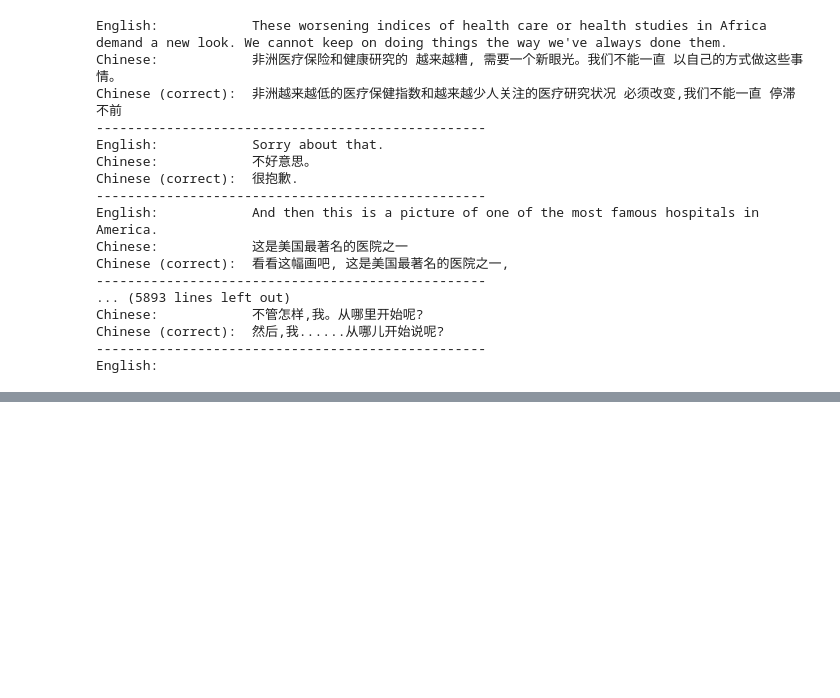
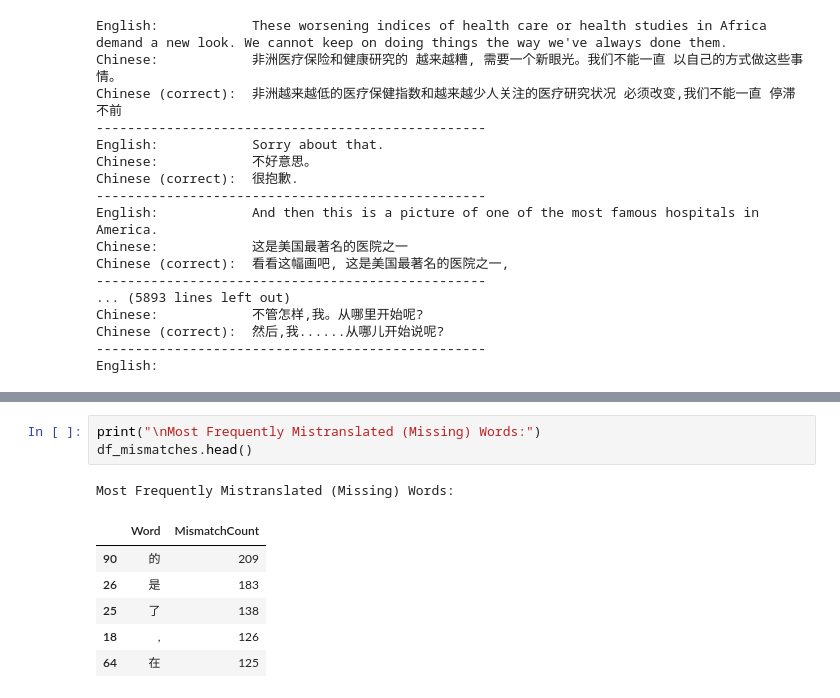
Before and after one commit to JCSnap/cs4248-team-14, a Jupyter notebook: backbone/en-zh-opennmt/3_analysis.ipynb, the cells around one changed output, grey strips where cells are left out. Saved outputs shown, nothing was run; the diff lists cells and outputs as text; blank space fills up the shorter version.

```diff
--- a/backbone/en-zh-opennmt/3_analysis.ipynb
+++ b/backbone/en-zh-opennmt/3_analysis.ipynb
@@ -36,0 +142,11 @@ English:
+# %%
+print("\nMost Frequently Mistranslated (Missing) Words:")
+df_mismatches.head()
+# %% [output]
+Most Frequently Mistranslated (Missing) Words:
+|  | Word | MismatchCount |
+| 90 | 的 | 209 |
+| 26 | 是 | 183 |
+| 25 | 了 | 138 |
+| 18 | , | 126 |
+| 64 | 在 | 125 |
```
Also changed, not shown: parts of 8 cells of this notebook, 1 other file.
